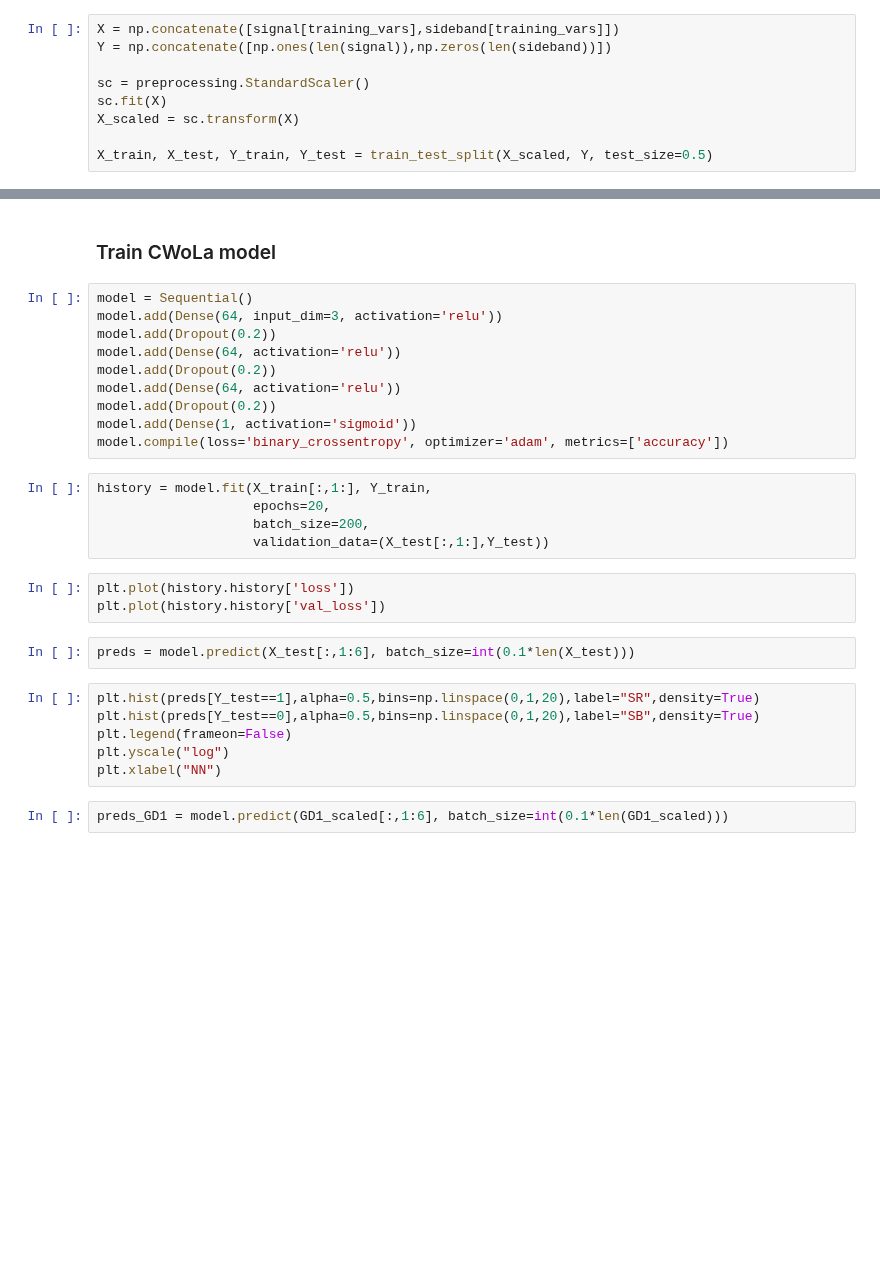
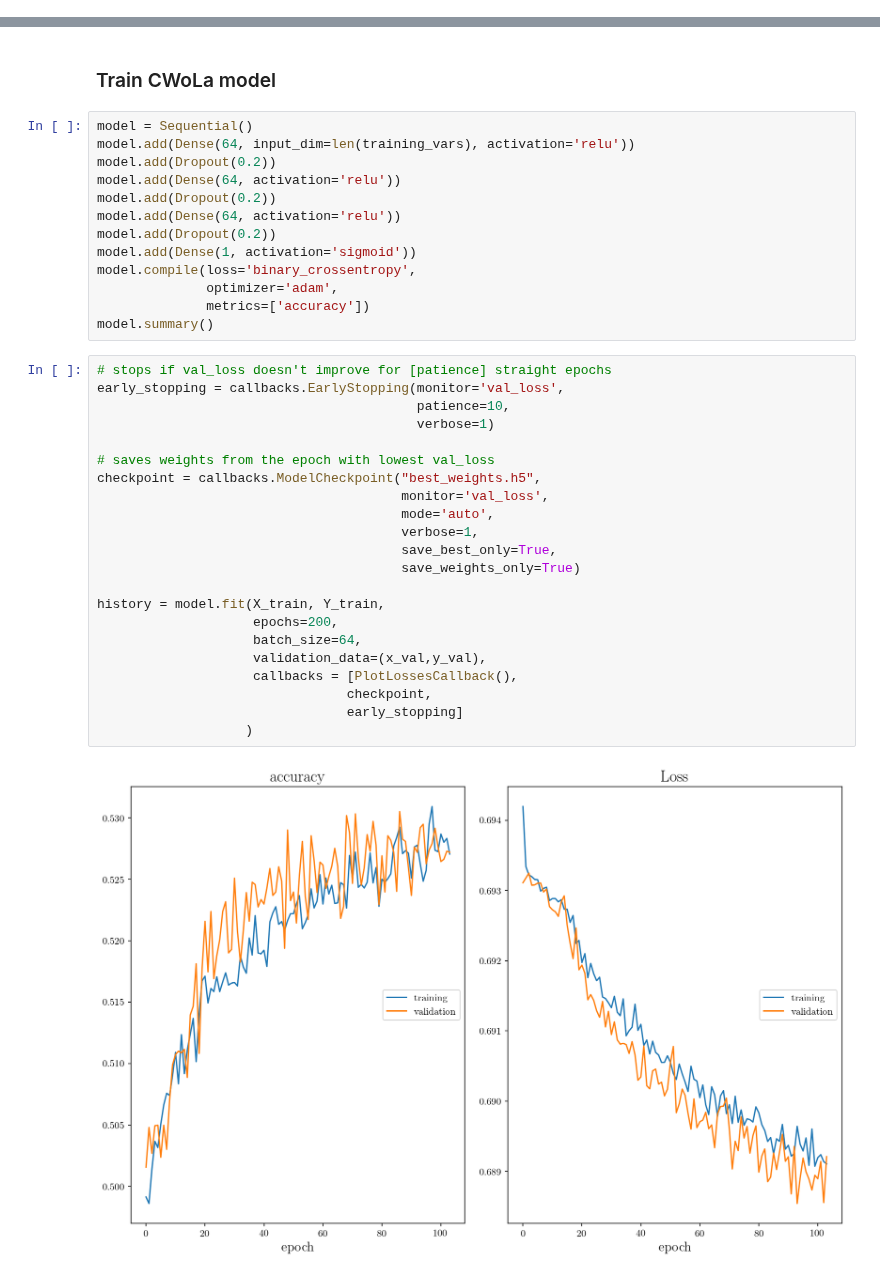
Before and after one commit to hep-lbdl/GaiaCWoLa, a Jupyter notebook: Example_Finding_GD1.ipynb, the cells around one changed output, grey strips where cells are left out. Saved outputs shown, nothing was run; the diff lists cells and outputs as text; blank space fills up the shorter version.

```diff
--- a/Example_Finding_GD1.ipynb
+++ b/Example_Finding_GD1.ipynb
@@ -145,9 +154,0 @@ training_vars = ['mu_dec', 'mu_ra', 'dec', 'ra', 'g', 'b-r']
-# %%
-X = np.concatenate([signal[training_vars],sideband[training_vars]])
-Y = np.concatenate([np.ones(len(signal)),np.zeros(len(sideband))])
-
-sc = preprocessing.StandardScaler()
-sc.fit(X)
-X_scaled = sc.transform(X)
-
-X_train, X_test, Y_train, Y_test = train_test_split(X_scaled, Y, test_size=0.5)
@@ -168,29 +171,38 @@ split_Y = split(Y, num_splits)
 ### Train CWoLa model
 # %%
 model = Sequential()
-model.add(Dense(64, input_dim=3, activation='relu'))
+model.add(Dense(64, input_dim=len(training_vars), activation='relu'))
 model.add(Dropout(0.2))
 model.add(Dense(64, activation='relu'))
 model.add(Dropout(0.2))
 model.add(Dense(64, activation='relu'))
 model.add(Dropout(0.2))
 model.add(Dense(1, activation='sigmoid'))
-model.compile(loss='binary_crossentropy', optimizer='adam', metrics=['accuracy'])
+model.compile(loss='binary_crossentropy',
+              optimizer='adam',
+              metrics=['accuracy'])
+model.summary()
-# %%
-history = model.fit(X_train[:,1:], Y_train,
-                    epochs=20,
-                    batch_size=200,
-                    validation_data=(X_test[:,1:],Y_test))
-# %%
-plt.plot(history.history['loss'])
-plt.plot(history.history['val_loss'])
-# %%
-preds = model.predict(X_test[:,1:6], batch_size=int(0.1*len(X_test)))
-# %%
-plt.hist(preds[Y_test==1],alpha=0.5,bins=np.linspace(0,1,20),label="SR",density=True)
-plt.hist(preds[Y_test==0],alpha=0.5,bins=np.linspace(0,1,20),label="SB",density=True)
-plt.legend(frameon=False)
-plt.yscale("log")
-plt.xlabel("NN")
-# %%
-preds_GD1 = model.predict(GD1_scaled[:,1:6], batch_size=int(0.1*len(GD1_scaled)))
+# %%
+# stops if val_loss doesn't improve for [patience] straight epochs
+early_stopping = callbacks.EarlyStopping(monitor='val_loss',
+                                         patience=10,
+                                         verbose=1)
+
+# saves weights from the epoch with lowest val_loss
+checkpoint = callbacks.ModelCheckpoint("best_weights.h5",
+                                       monitor='val_loss',
+                                       mode='auto',
+                                       verbose=1,
+                                       save_best_only=True,
+                                       save_weights_only=True)
+
+history = model.fit(X_train, Y_train,
+                    epochs=200,
+                    batch_size=64,
+                    validation_data=(x_val,y_val),
+                    callbacks = [PlotLossesCallback(),
+                                checkpoint,
+                                early_stopping]
+                   )
+# %% [output]
+[figure, added]
```
Also changed, not shown: parts of 24 cells of this notebook.
